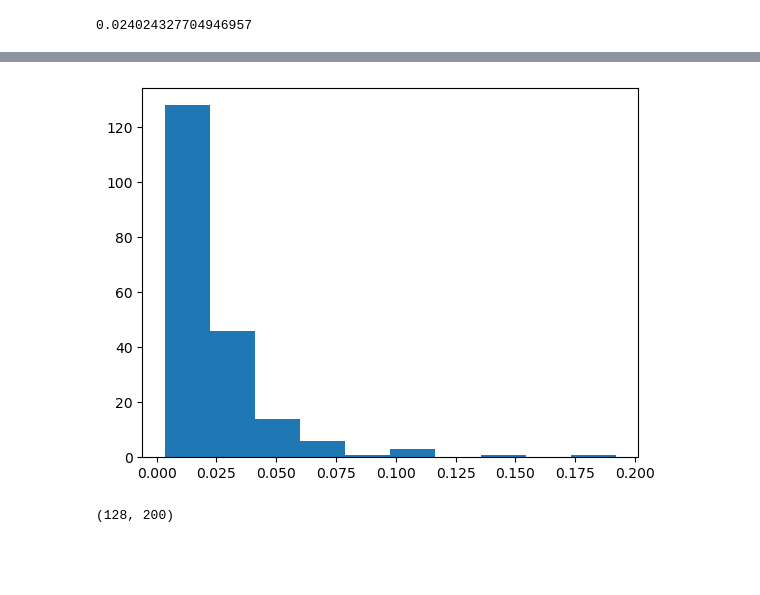
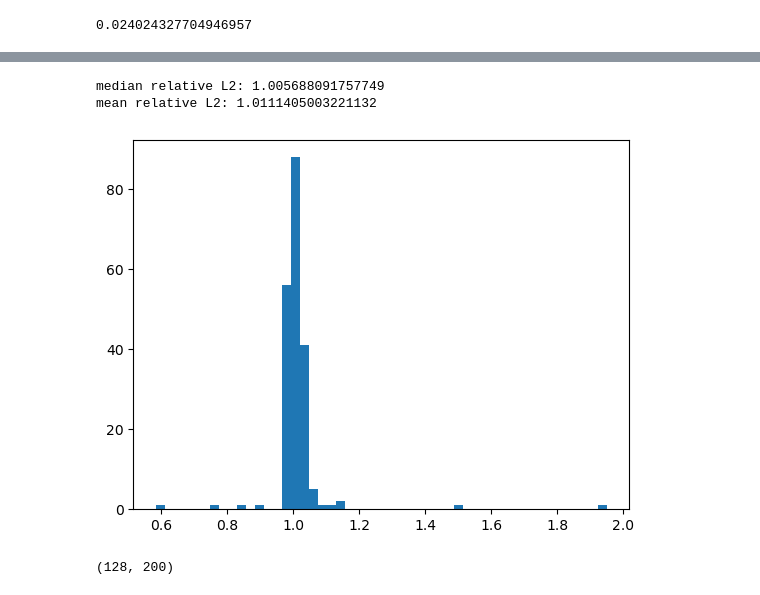
Before and after one commit to tomcjackc/Probabilistic-Operator-Learning-for-Climate-Model-Parameterisation, a Jupyter notebook: notebooks/Batlle_burger .ipynb, the cells around one changed output, grey strips where cells are left out. Cells and saved outputs as stored; diff of their text form; code cells hidden in the pictures; blank space fills up the shorter version.

```diff
--- a/notebooks/Batlle_burger .ipynb
+++ b/notebooks/Batlle_burger .ipynb
@@ -183,18 +180,36 @@ e
 def train_test(x_train, x_test, y_train, y_test, n_pca, model):
     pred = []
     for i in tqdm(range(y_train.shape[-1])):
-        model.fit(x_train, y_train[:, i])
-        pred.append(model.predict(x_test))
+        model.fit(x_train[:, i].reshape(-1, 1), y_train[:, i]) # I changed this line to do a 1-1 mapping rather than 10-1
+        pred.append(model.predict(x_test[:, i].reshape(-1, 1)))
         print(model.kernel_)
     #pred_train = gp.predict(x_train)
 
     #e = compute_error_dataset(y_test, pred, knots, k)
 
-    return np.stack(pred), model
+    return np.stack(pred).T, model
 # %%
-pca = PCA(n_components=n_pca)
-x_train_pca = pca.fit_transform(x_train)
-x_test_pca = pca.transform(x_test)
+x_pca = PCA(n_components=100)
+y_pca = PCA(n_components=100)
+x_train_pca = x_pca.fit_transform(x_train)
+y_train_pca = y_pca.fit_transform(y_train)
+
+x_test_pca = x_pca.transform(x_test)
+# x_test_pca_true = x_pca.fit_transform(x_test)
+
+y_test_pca = y_pca.transform(y_test)
+# y_test_pca_true = y_pca.fit_transform(y_test)
+
+
+# for PC in range(10):
+#     plt.figure()
+#     plt.plot(x_test_pca[:, i], x_test_pca_true[:, i], marker = 'o', linestyle = 'None')
+#     plt.xlabel(f'predicted PC {PC+1}')
+#     plt.ylabel(f'true PC {PC+1}')
+#     plt.show()
+
+
+
 
 x_train_pca.shape, x_test_pca.shape
 # %% [output]
@@ -202,5 +217,5 @@ x_train_pca.shape, x_test_pca.shape
 # %%
 kernel = Matern(nu = 2.5)
-gp = GaussianProcessRegressor(kernel, alpha = 1e-10,  normalize_y = True, random_state = 1172023)
-pred, model = train_test(x_train_pca, x_test_pca, y_train, y_test, n_pca, gp)
+gp = GaussianProcessRegressor(kernel, alpha = 1e-10,  normalize_y = False, random_state = 1172023)
+y_pca_pred, model = train_test(x_train_pca, x_test_pca, y_train_pca, y_test_pca, n_pca, gp)
 # %% [output]
@@ -220,13 +242,18 @@ Matern(length_scale=13.1, nu=2.5)
 # %%
-pred = pred.T
-e = np.mean(np.linalg.norm(pred - y_test, axis = -1)/np.linalg.norm(y_test, axis = -1))
-e
+y_pred = y_pca.inverse_transform(y_pca_pred)
+
+relative_L2 = np.linalg.norm(y_pred - y_test, axis = -1)/np.linalg.norm(y_test, axis = -1)
+
+print(f'median relative L2: {np.median(relative_L2)}')
+print(f'mean relative L2: {np.mean(relative_L2)}')
 
 plt.figure()
-plt.hist(np.linalg.norm(pred - y_test, axis = -1)/np.linalg.norm(y_test, axis = -1))
+plt.hist(relative_L2, bins = 50)
 plt.show()
 # %% [output]
+median relative L2: 1.005688091757749
+mean relative L2: 1.0111405003221132
-[figure, old version]
+[figure, new version]
 # %%
 pred.shape
 # %% [output]
```
Also changed, not shown: parts of 3 cells of this notebook, 1 other file.
